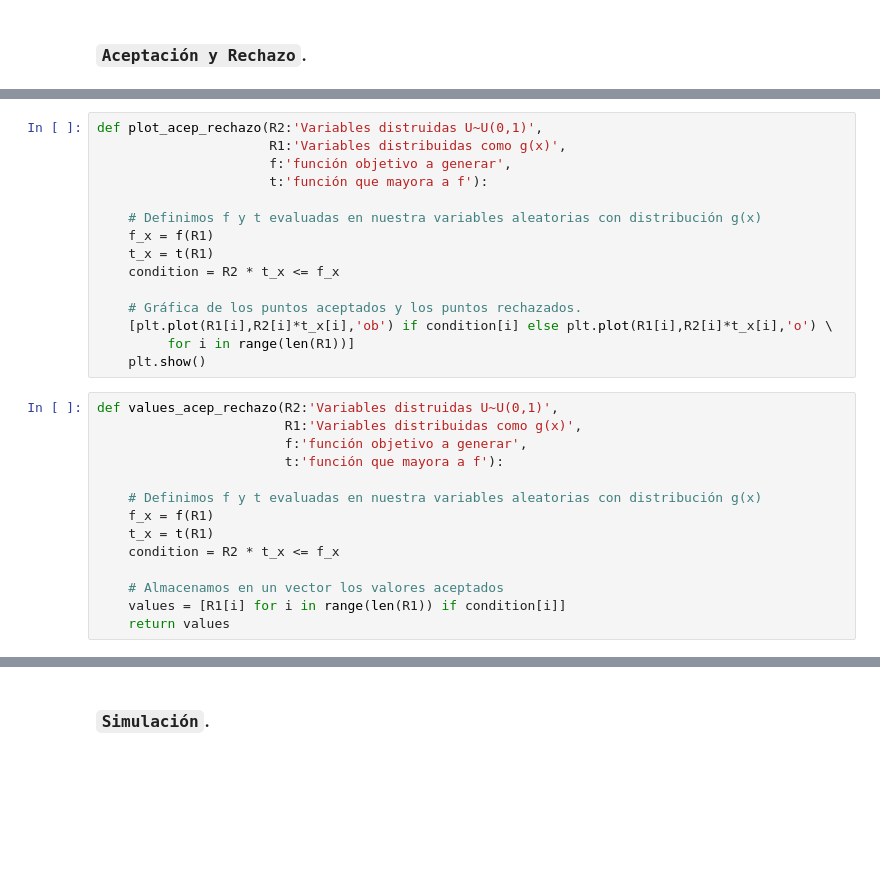
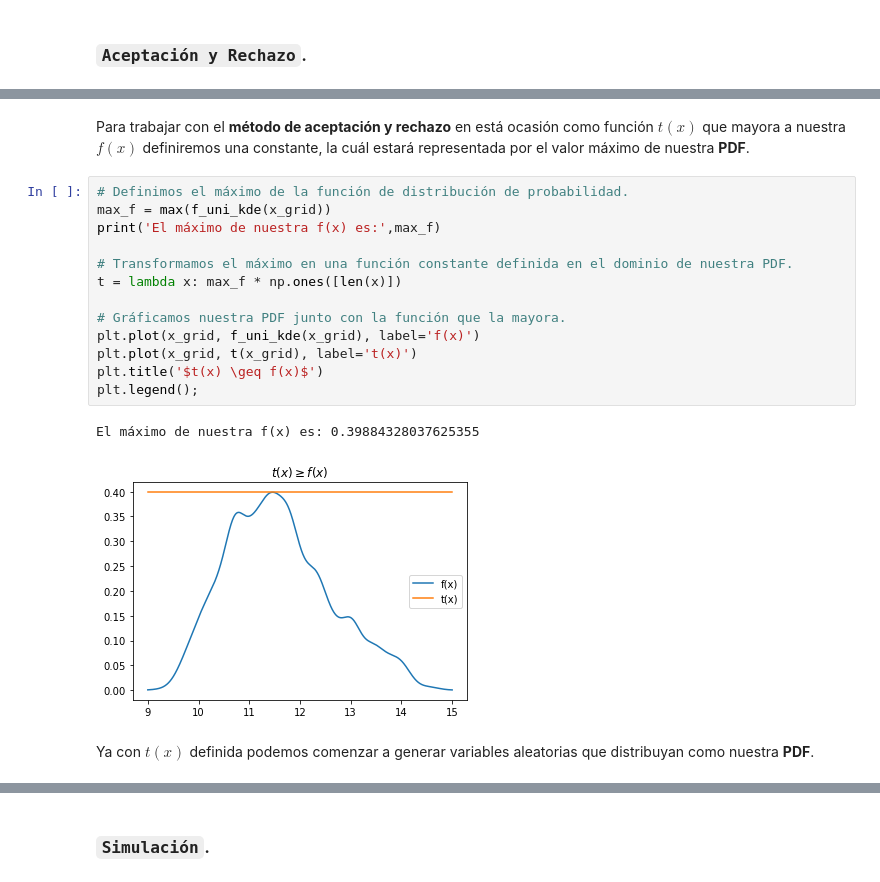
Before and after one commit to JuanPablo2019/Proyecto_modulo1, a Jupyter notebook: ProyectoModulo1_MaganaJ_PinedaB.ipynb, the cells around one changed output, grey strips where cells are left out. Cells and saved outputs as stored; diff of their text form; blank space fills up the shorter version.

```diff
--- a/ProyectoModulo1_MaganaJ_PinedaB.ipynb
+++ b/ProyectoModulo1_MaganaJ_PinedaB.ipynb
@@ -389,29 +377,20 @@ plt.show()
-# %%
-def plot_acep_rechazo(R2:'Variables distruidas U~U(0,1)',
-                      R1:'Variables distribuidas como g(x)',
-                      f:'función objetivo a generar',
-                      t:'función que mayora a f'):
-
-    # Definimos f y t evaluadas en nuestra variables aleatorias con distribución g(x)
-    f_x = f(R1)
-    t_x = t(R1)
-    condition = R2 * t_x <= f_x
-
-    # Gráfica de los puntos aceptados y los puntos rechazados.
-    [plt.plot(R1[i],R2[i]*t_x[i],'ob') if condition[i] else plt.plot(R1[i],R2[i]*t_x[i],'o') \
-         for i in range(len(R1))]
-    plt.show()
-# %%
-def values_acep_rechazo(R2:'Variables distruidas U~U(0,1)',
-                        R1:'Variables distribuidas como g(x)',
-                        f:'función objetivo a generar',
-                        t:'función que mayora a f'):
-
-    # Definimos f y t evaluadas en nuestra variables aleatorias con distribución g(x)
-    f_x = f(R1)
-    t_x = t(R1)
-    condition = R2 * t_x <= f_x
-
-    # Almacenamos en un vector los valores aceptados
-    values = [R1[i] for i in range(len(R1)) if condition[i]]
-    return values
+# %% [markdown]
+Para trabajar con el **método de aceptación y rechazo** en está ocasión como función $t(x)$ que mayora a nuestra $f(x)$ definiremos una constante, la cuál estará representada por el valor máximo de nuestra **PDF**.
+# %%
+# Definimos el máximo de la función de distribución de probabilidad.
+max_f = max(f_uni_kde(x_grid))
+print('El máximo de nuestra f(x) es:',max_f)
+
+# Transformamos el máximo en una función constante definida en el dominio de nuestra PDF.
+t = lambda x: max_f * np.ones([len(x)])
+
+# Gráficamos nuestra PDF junto con la función que la mayora.
+plt.plot(x_grid, f_uni_kde(x_grid), label='f(x)')
+plt.plot(x_grid, t(x_grid), label='t(x)')
+plt.title('$t(x) \geq f(x)$')
+plt.legend();
+# %% [output]
+El máximo de nuestra f(x) es: 0.39884328037625355
+[figure, added]
+# %% [markdown]
+Ya con $t(x)$ definida podemos comenzar a generar variables aleatorias que distribuyan como nuestra **PDF**.
```
Also changed, not shown: parts of 38 cells of this notebook.
